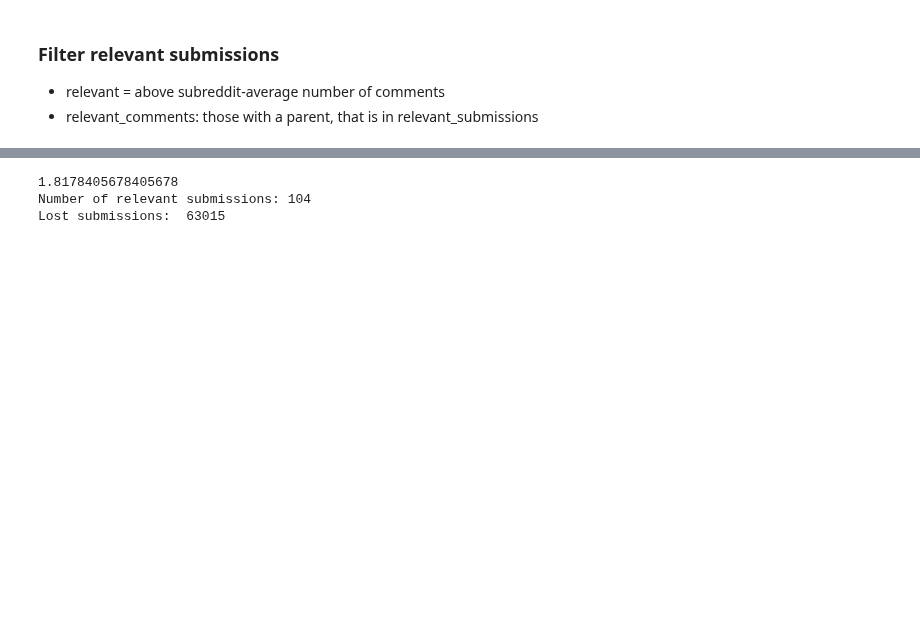
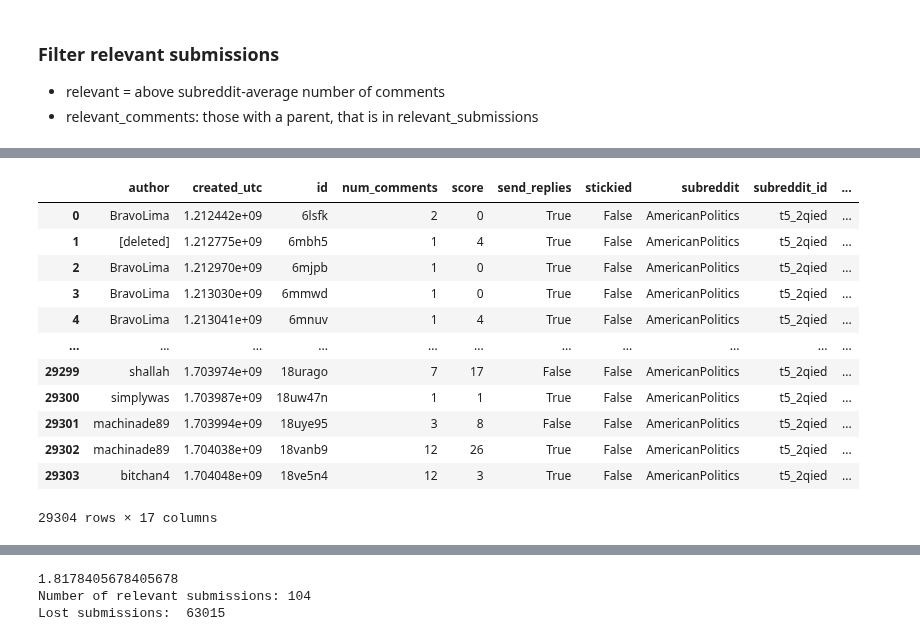
Before and after one commit to elenasolar/MasterThesis_EMI_and_Disagreement, a Jupyter notebook: code/preprocessing/AmericanPolitics/AmericanPolitics_pre_classification.ipynb, the cells around one changed output, grey strips where cells are left out. Saved outputs shown, nothing was run; the diff lists cells and outputs as text; code cells hidden in the pictures; blank space fills up the shorter version.

```diff
--- a/code/preprocessing/AmericanPolitics/AmericanPolitics_pre_classification.ipynb
+++ b/code/preprocessing/AmericanPolitics/AmericanPolitics_pre_classification.ipynb
@@ -138,0 +191,19 @@ submissions
+# %%
+df_submissions_filtered = submissions[submissions['id'].isin(relevant_submissions['submission_id'])].reset_index(drop=True)
+df_submissions_filtered
+
+# all of them, I can find in my submissions
+# %% [output]
+|  | author | created_utc | id | num_comments | score | send_replies | stickied | subreddit | subreddit_id | ... |
+| 0 | BravoLima | 1.212442e+09 | 6lsfk | 2 | 0 | True | False | AmericanPolitics | t5_2qied | ... |
+| 1 | [deleted] | 1.212775e+09 | 6mbh5 | 1 | 4 | True | False | AmericanPolitics | t5_2qied | ... |
+| 2 | BravoLima | 1.212970e+09 | 6mjpb | 1 | 0 | True | False | AmericanPolitics | t5_2qied | ... |
+| 3 | BravoLima | 1.213030e+09 | 6mmwd | 1 | 0 | True | False | AmericanPolitics | t5_2qied | ... |
+| 4 | BravoLima | 1.213041e+09 | 6mnuv | 1 | 4 | True | False | AmericanPolitics | t5_2qied | ... |
+| ... | ... | ... | ... | ... | ... | ... | ... | ... | ... | ... |
+| 29299 | shallah | 1.703974e+09 | 18urago | 7 | 17 | False | False | AmericanPolitics | t5_2qied | ... |
+| 29300 | simplywas | 1.703987e+09 | 18uw47n | 1 | 1 | True | False | AmericanPolitics | t5_2qied | ... |
+| 29301 | machinade89 | 1.703994e+09 | 18uye95 | 3 | 8 | False | False | AmericanPolitics | t5_2qied | ... |
+| 29302 | machinade89 | 1.704038e+09 | 18vanb9 | 12 | 26 | True | False | AmericanPolitics | t5_2qied | ... |
+| 29303 | bitchan4 | 1.704048e+09 | 18ve5n4 | 12 | 3 | True | False | AmericanPolitics | t5_2qied | ... |
+29304 rows × 17 columns
```
Also changed, not shown: parts of 13 cells of this notebook.
